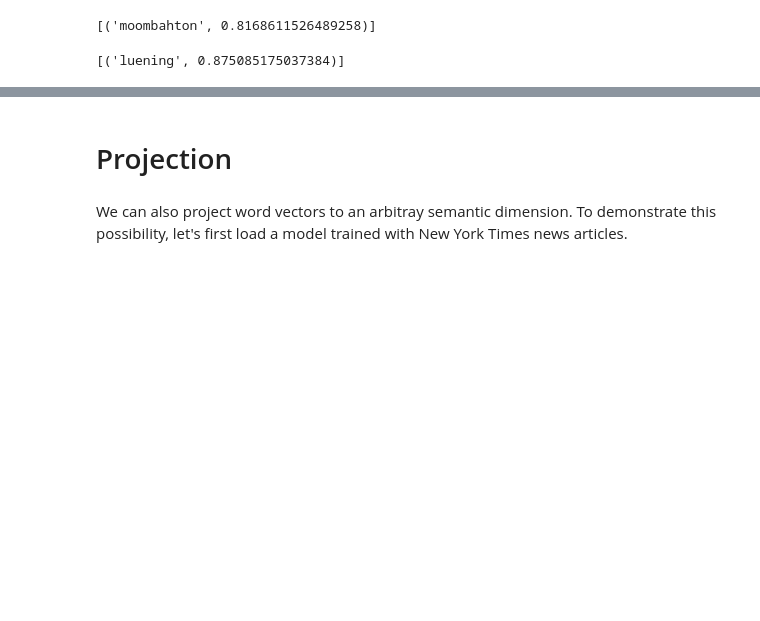
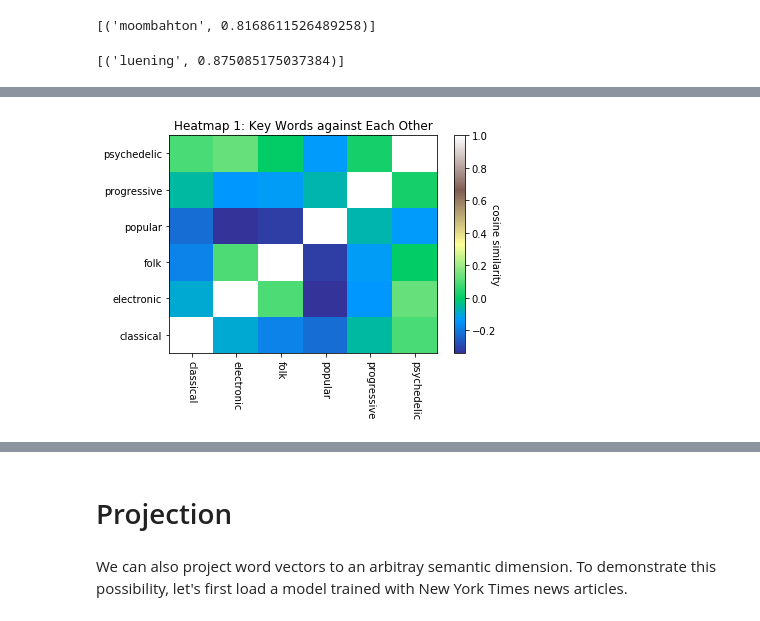
Before and after one commit to xywu-soc/content-analysis-2018, a Jupyter notebook: 4-Word-Embedding/4-Word-Embedding.ipynb, the cells around one changed output, grey strips where cells are left out. Saved outputs shown, nothing was run; the diff lists cells and outputs as text; code cells hidden in the pictures; blank space fills up the shorter version.

```diff
--- a/4-Word-Embedding/4-Word-Embedding.ipynb
+++ b/4-Word-Embedding/4-Word-Embedding.ipynb
@@ -999,15 +1017,18 @@ WWheatmapMatrix = np.array(WWheatmapMatrix)
 # %%
 ## Plot
 fig, ax = plt.subplots()
 music_hmap = ax.pcolor(WWheatmapMatrix, cmap='terrain')
 cbar = plt.colorbar(music_hmap)
 # lable and axis
 cbar.set_label('cosine similarity', rotation=270)
 a = ax.set_xticks(np.arange(WWheatmapMatrix.shape[1]) + 0.5, minor=False)
 a = ax.set_yticks(np.arange(WWheatmapMatrix.shape[0]) + 0.5, minor=False)
 a = ax.set_xticklabels(music_keywords, minor=False, rotation=270)
 a = ax.set_yticklabels(music_keywords, minor=False)
+plt.title('Heatmap 1: Key Words against Each Other')
 plt.show()
+# %% [output]
+[figure, added]
 # %%
 ### A subset of documents against each other
 ## Data to plot
```
Also changed, not shown: parts of 7 cells of this notebook.
